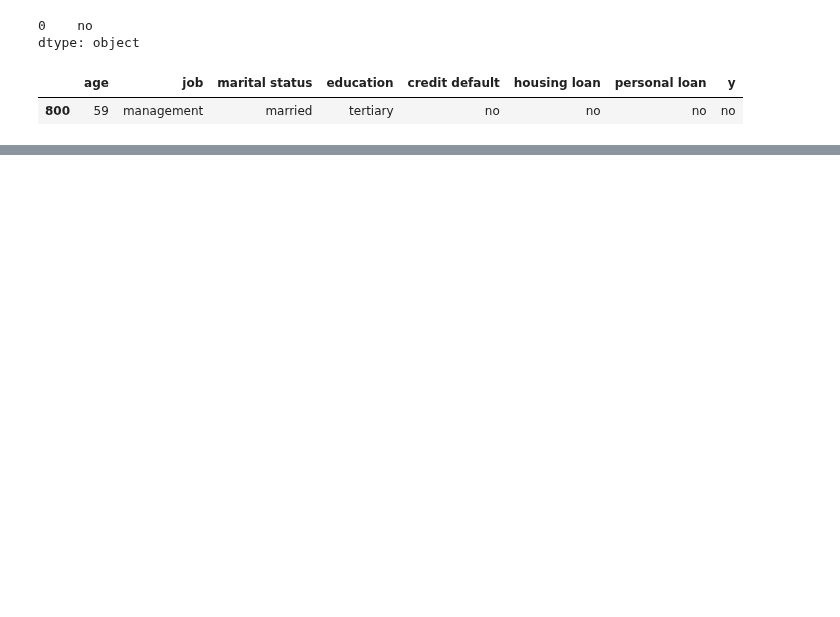
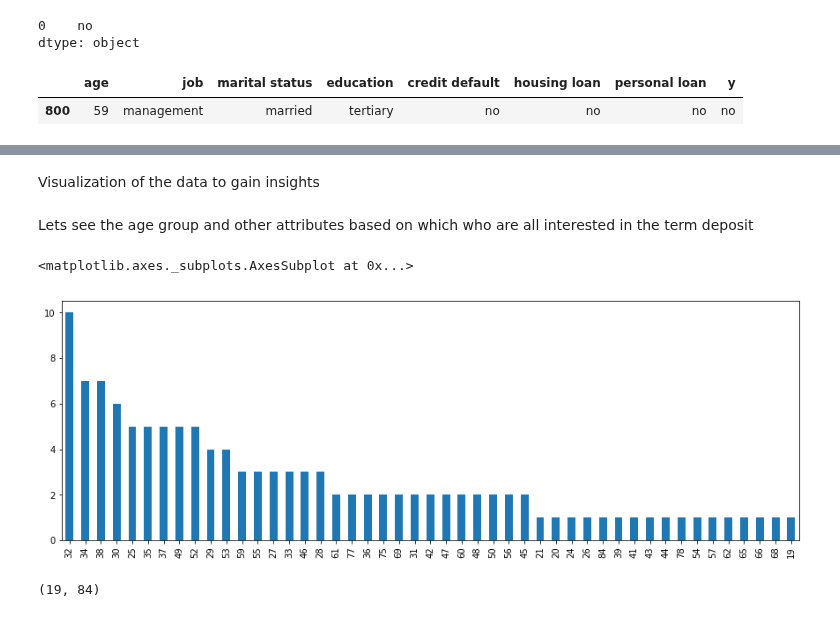
Before and after one commit to lokeshkumarn/Notebooks, a Jupyter notebook: BankTermDeposit.ipynb, the cells around one changed output, grey strips where cells are left out. Drawn from its saved outputs; the diff is of its cells as text; code cells hidden in the pictures; blank space fills up the shorter version.

```diff
--- a/BankTermDeposit.ipynb
+++ b/BankTermDeposit.ipynb
@@ -891,0 +923,13 @@ data.loc[(data['age']==59) &
+# %% [markdown]
+Visualization of the data to gain insights
+# %% [markdown]
+Lets see the age group and other attributes based on which who are all interested in the term deposit
+# %%
+data[data['y']=='yes']['age'].value_counts().plot(kind='bar',figsize=(15,5))
+# %% [output]
+<matplotlib.axes._subplots.AxesSubplot at 0x...>
+[figure, added]
+# %%
+data['age'].min(),data['age'].max()
+# %% [output]
+(19, 84)
```
Also changed, not shown: parts of 22 cells of this notebook.
